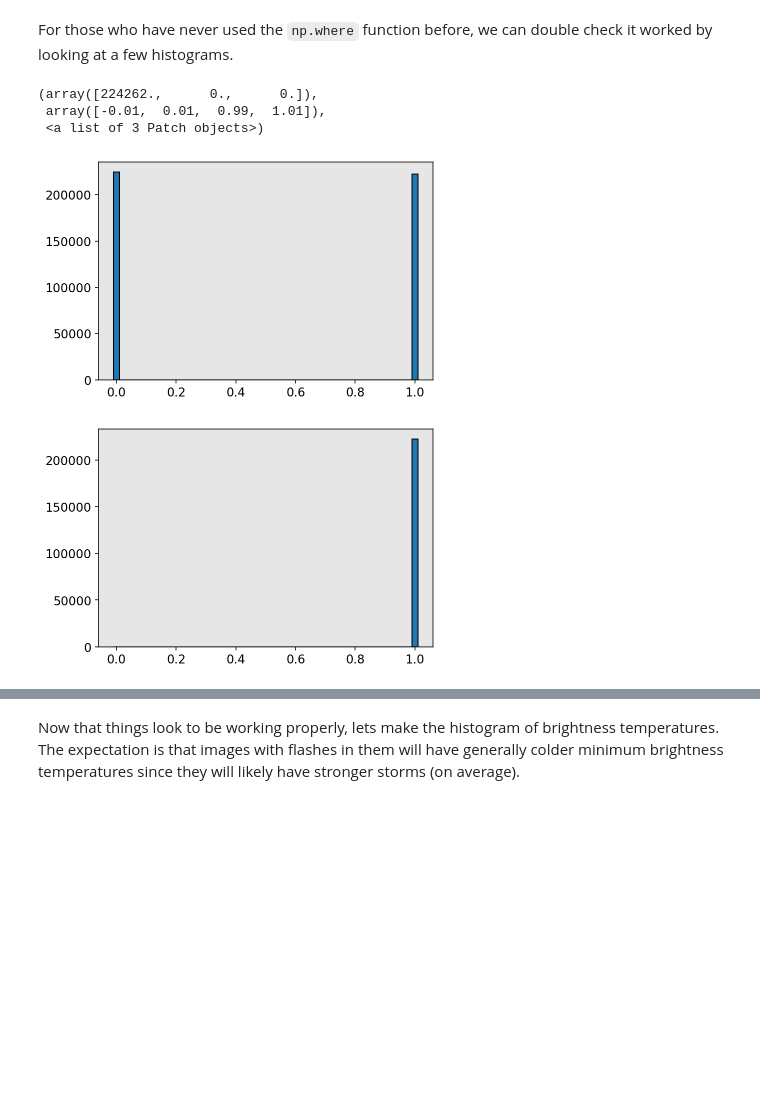
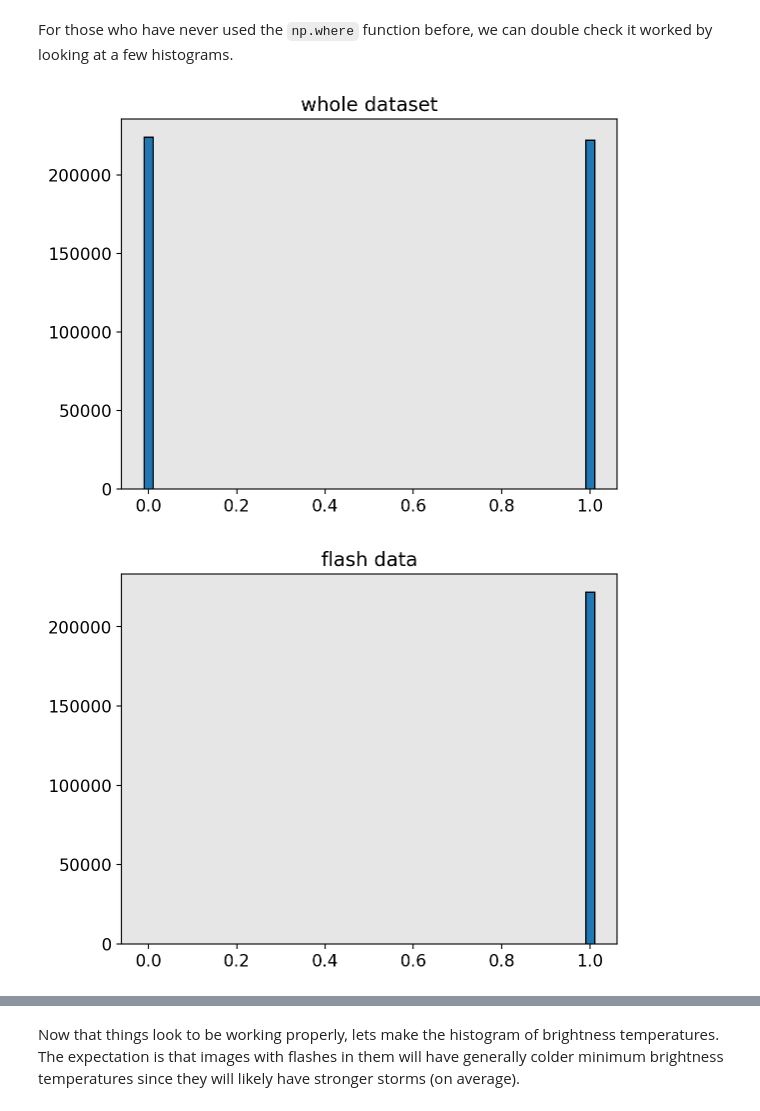
Before and after one commit to ssec/WAF_ML_Tutorial_Part1, a Jupyter notebook: colab_notebooks/Notebook04_SimpleMLClassification.ipynb, the cells around one changed output, grey strips where cells are left out. Saved outputs shown, nothing was run; the diff lists cells and outputs as text; code cells hidden in the pictures; blank space fills up the shorter version.

Commit message:
minor text edits, plot titles, context managers

```diff
--- a/colab_notebooks/Notebook04_SimpleMLClassification.ipynb
+++ b/colab_notebooks/Notebook04_SimpleMLClassification.ipynb
@@ -98,17 +93,18 @@
 # %%
 #show us the whole dataset
 plt.hist(y_train,bins=[-0.01,0.01,0.99,1.01],edgecolor='k')
+plt.title("whole dataset")
 
 #show us the flash data
 plt.figure()
 plt.hist(y_train[idx_flash],bins=[-0.01,0.01,0.99,1.01],edgecolor='k')
+plt.title("flash data")
 
 #show us the no flash data
 plt.figure()
 plt.hist(y_train[idx_noflash],bins=[-0.01,0.01,0.99,1.01],edgecolor='k')
+plt.title("no flash data")
+plt.show()
 # %% [output]
-(array([224262.,      0.,      0.]),
- array([-0.01,  0.01,  0.99,  1.01]),
- <a list of 3 Patch objects>)
-[figure, old version]
+[figure, new version]
-[figure, old version]
+[figure, new version]
```
Also changed, not shown: parts of 12 cells of this notebook.
